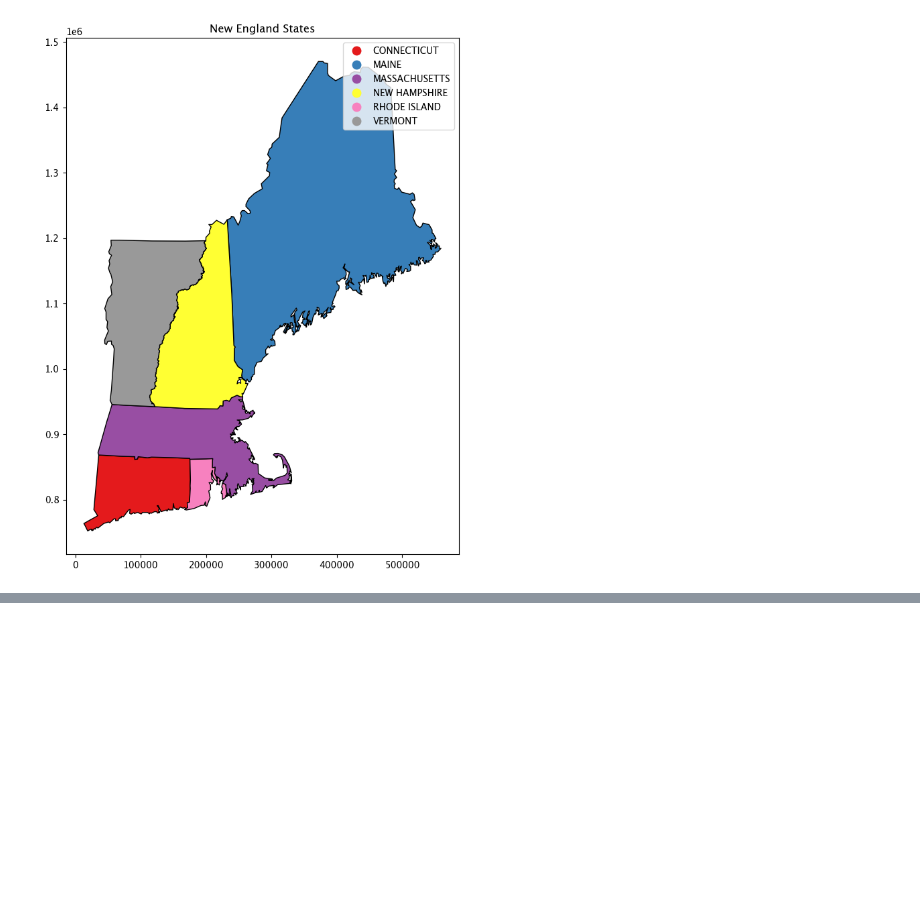
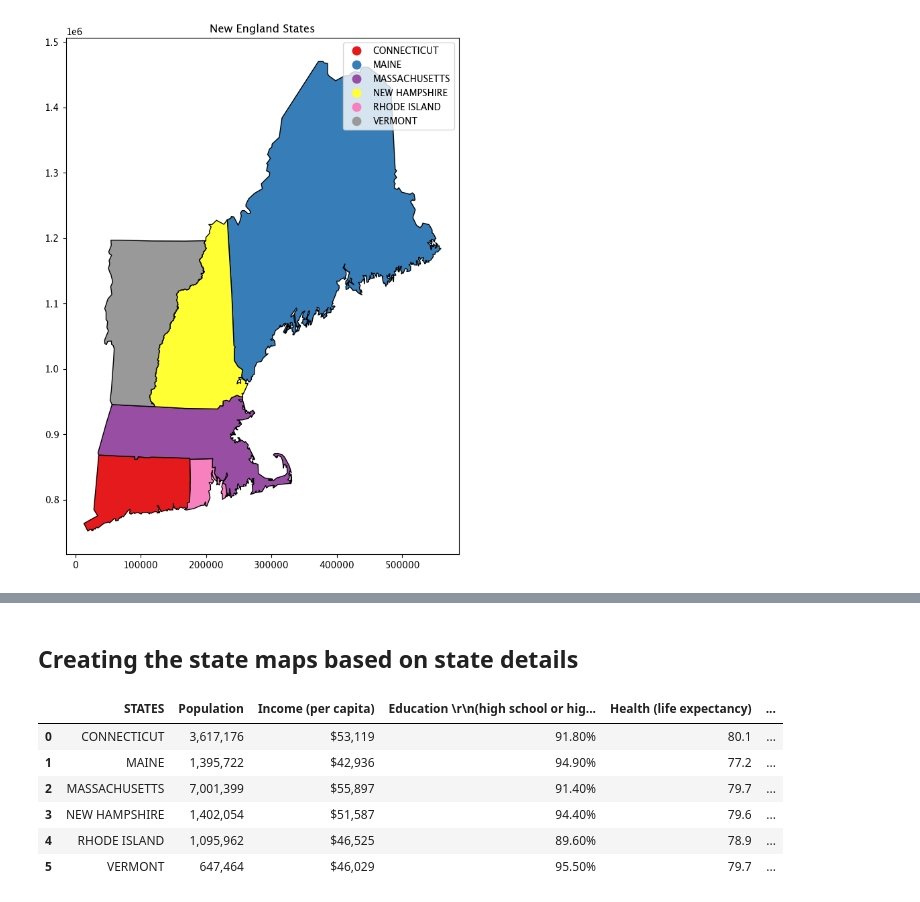
Before and after one commit to AtulAravindDas/NEWISE_GIS, a Jupyter notebook: new_england_maps.ipynb, the cells around one changed output, grey strips where cells are left out. Saved outputs shown, nothing was run; the diff lists cells and outputs as text; code cells hidden in the pictures; blank space fills up the shorter version.

```diff
--- a/new_england_maps.ipynb
+++ b/new_england_maps.ipynb
@@ -64,0 +64,15 @@ new_england
+# %% [markdown]
+## Creating the state maps based on state details
+# %%
+import pandas as pd
+
+parameters_df=pd.read_csv("NEW ENGLAND's data (states) - NEW ENGLAND.csv")
+parameters_df
+# %% [output]
+|  | STATES | Population | Income (per capita) | Education \r\n(high school or hig... | Health (life expectancy) | ... |
+| 0 | CONNECTICUT | 3,617,176 | $53,119 | 91.80% | 80.1 | ... |
+| 1 | MAINE | 1,395,722 | $42,936 | 94.90% | 77.2 | ... |
+| 2 | MASSACHUSETTS | 7,001,399 | $55,897 | 91.40% | 79.7 | ... |
+| 3 | NEW HAMPSHIRE | 1,402,054 | $51,587 | 94.40% | 79.6 | ... |
+| 4 | RHODE ISLAND | 1,095,962 | $46,525 | 89.60% | 78.9 | ... |
+| 5 | VERMONT | 647,464 | $46,029 | 95.50% | 79.7 | ... |
```
Also changed, not shown: parts of 7 cells of this notebook, 1 other file.
